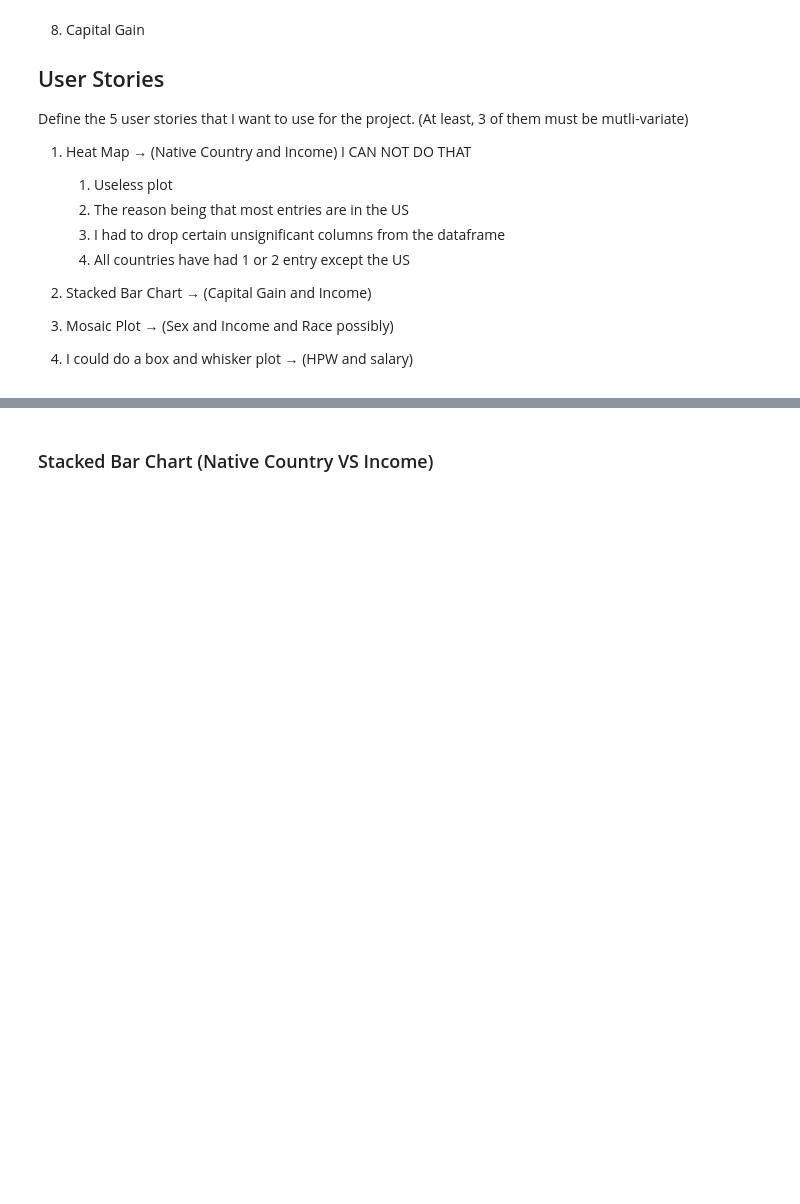
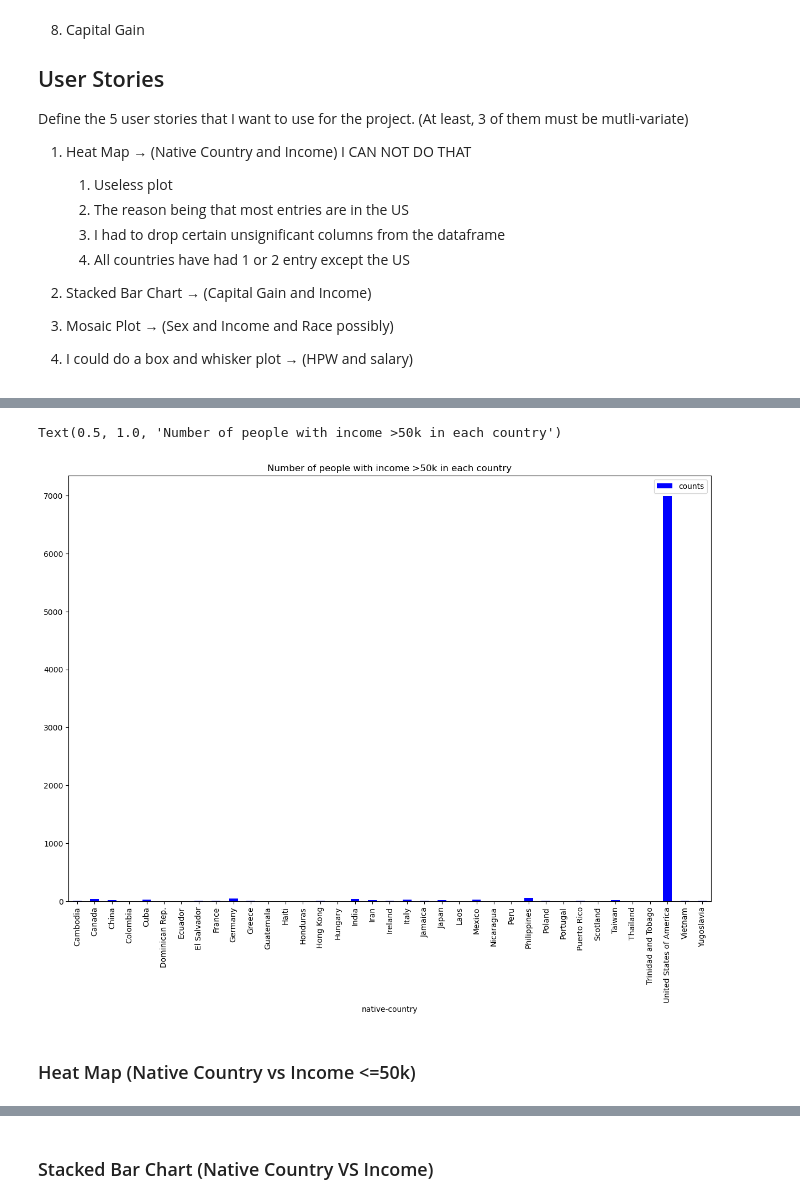
Before and after one commit to Youssef-Serag/CSE-578, a Jupyter notebook: Project/project.ipynb, the cells around one changed output, grey strips where cells are left out. Cells and saved outputs as stored; diff of their text form; code cells hidden in the pictures; blank space fills up the shorter version.

```diff
--- a/Project/project.ipynb
+++ b/Project/project.ipynb
@@ -145,0 +146,9 @@ plt.show()
+# %%
+# Give me a bar plot of the number of people in each country with income greater than 50k without using the GeoDataFrame
+greater_50k_grouped.plot.bar(x='native-country', y='counts', color='blue', figsize=(15, 10))
+plt.title('Number of people with income >50k in each country')
+# %% [output]
+Text(0.5, 1.0, 'Number of people with income >50k in each country')
+[figure, added]
+# %% [markdown]
+### Heat Map (Native Country vs Income <=50k)
```
Also changed, not shown: parts of 9 cells of this notebook.
